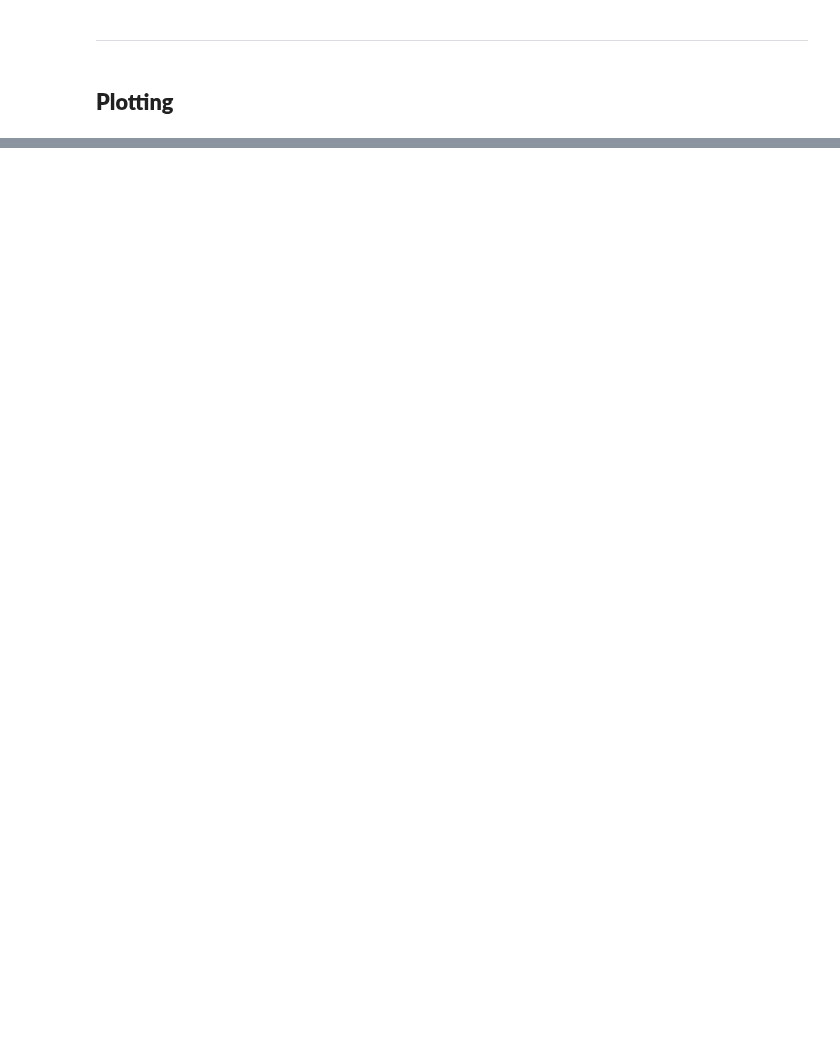
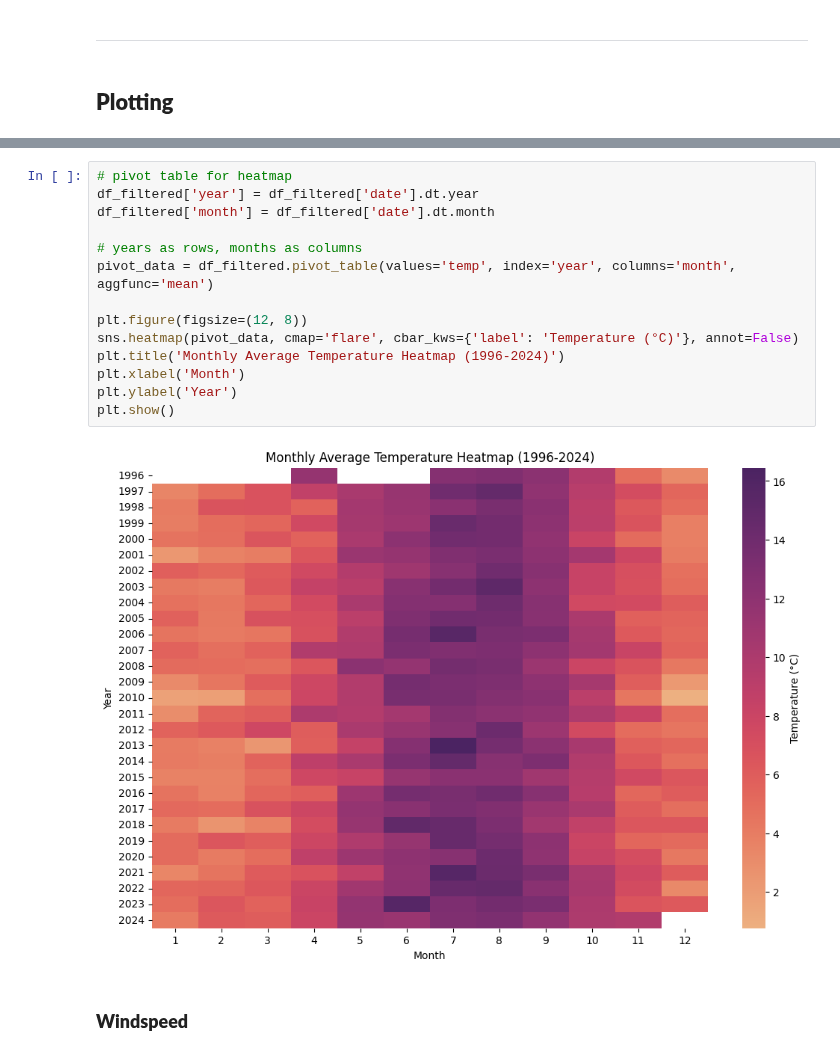
Before and after one commit to briannemcgrath/PFDA, a Jupyter notebook: assignments/assignment06-weather.ipynb, the cells around one changed output, grey strips where cells are left out. Saved outputs shown, nothing was run; the diff lists cells and outputs as text; blank space fills up the shorter version.

```diff
--- a/assignments/assignment06-weather.ipynb
+++ b/assignments/assignment06-weather.ipynb
@@ -121,3 +139,21 @@ plt.show()
+# %%
+# pivot table for heatmap
+df_filtered['year'] = df_filtered['date'].dt.year
+df_filtered['month'] = df_filtered['date'].dt.month
+
+# years as rows, months as columns
+pivot_data = df_filtered.pivot_table(values='temp', index='year', columns='month', aggfunc='mean')
+
+plt.figure(figsize=(12, 8))
+sns.heatmap(pivot_data, cmap='flare', cbar_kws={'label': 'Temperature (°C)'}, annot=False)
+plt.title('Monthly Average Temperature Heatmap (1996-2024)')
+plt.xlabel('Month')
+plt.ylabel('Year')
+plt.show()
+# %% [output]
+[figure, added]
+# %% [markdown]
+### **Windspeed**
 # %% [markdown]
 ## **References:**
 - https://www.javatpoint.com/how-to-skip-rows-while-reading-csv-file-using-pandas (Skipping rows when reading in csv)
```
Also changed, not shown: parts of 11 cells of this notebook.
